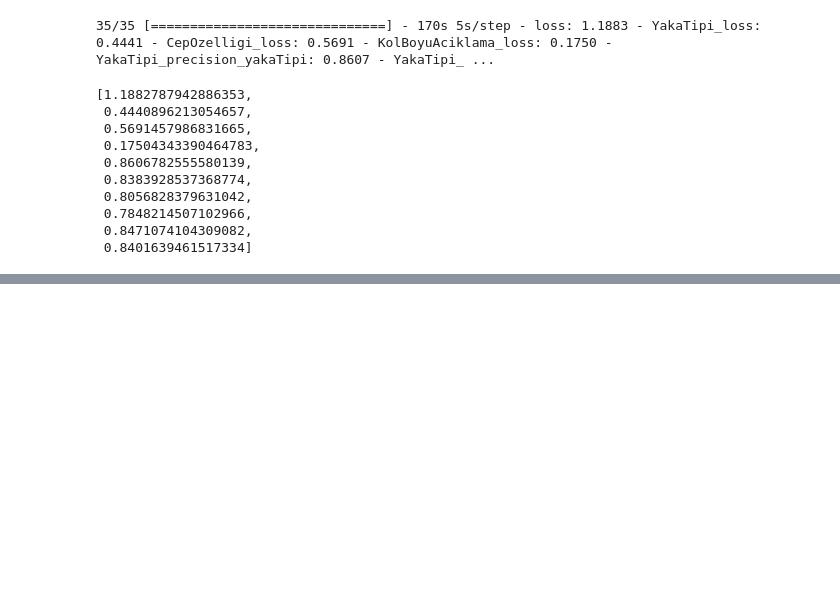
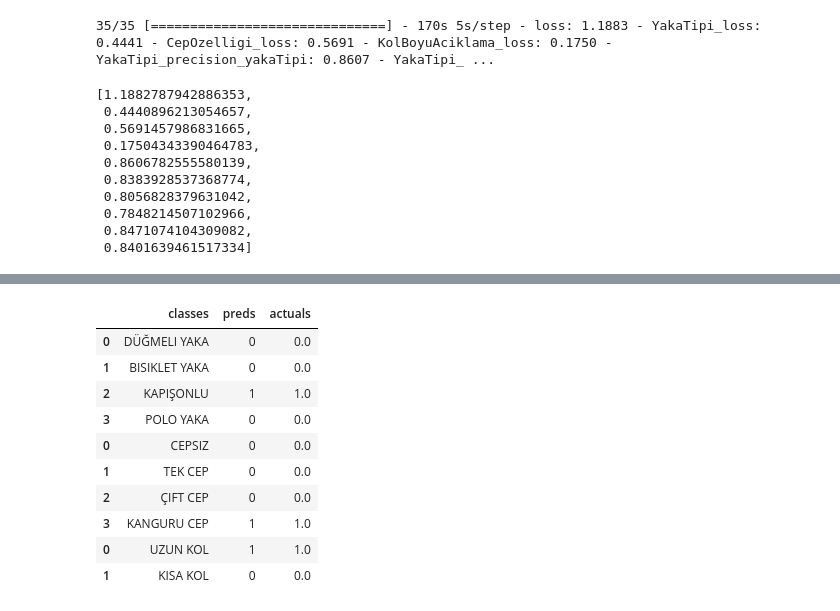
Before and after one commit to melihkacaman/neckline_classifier_Aydinli, a Jupyter notebook: notebooks/05 Range3 Evaluation Multi Output Algorithms.ipynb, the cells around one changed output, grey strips where cells are left out. Cells and saved outputs as stored; diff of their text form; code cells hidden in the pictures; blank space fills up the shorter version.

```diff
--- a/notebooks/05 Range3 Evaluation Multi Output Algorithms.ipynb
+++ b/notebooks/05 Range3 Evaluation Multi Output Algorithms.ipynb
@@ -150,0 +164,14 @@ pd.DataFrame(tester.get_metrics())
+# %%
+yaka_id = {v: k for k, v in yaka_id.items()}
+cep_id = {v: k for k, v in cep_id.items()}
+kolBoyu_id = {v: k for k, v in kolBoyu_id.items()}
+classes = dict()
+classes["YakaTipi_id"] = yaka_id
+classes["CepOzelligi_id"] = cep_id
+classes["KolBoyuAciklama_id"] = kolBoyu_id
+# %%
+from multioutput_eval import custom_predict
+from helpers import show_image
+show_image()
+custom_predict(model_3, one_bathc_inputs[20], get_labels_as_array_from_batch(one_bathc_outputs, 20), classes=classes)
+# %% [output]
@@ -150,0 +179,11 @@ pd.DataFrame(tester.get_metrics())
+|  | classes | preds | actuals |
+| 0 | DÜĞMELI YAKA | 0 | 0.0 |
+| 1 | BISIKLET YAKA | 0 | 0.0 |
+| 2 | KAPIŞONLU | 1 | 1.0 |
+| 3 | POLO YAKA | 0 | 0.0 |
+| 0 | CEPSIZ | 0 | 0.0 |
+| 1 | TEK CEP | 0 | 0.0 |
+| 2 | ÇIFT CEP | 0 | 0.0 |
+| 3 | KANGURU CEP | 1 | 1.0 |
+| 0 | UZUN KOL | 1 | 1.0 |
+| 1 | KISA KOL | 0 | 0.0 |
```
Also changed, not shown: parts of 7 cells of this notebook, 2 other files.
